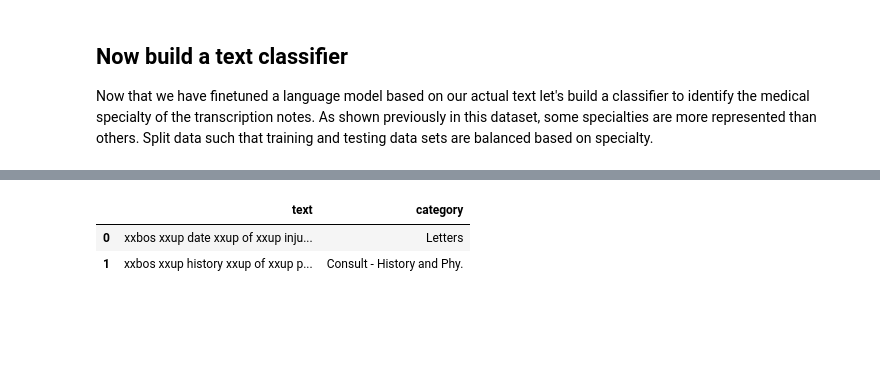
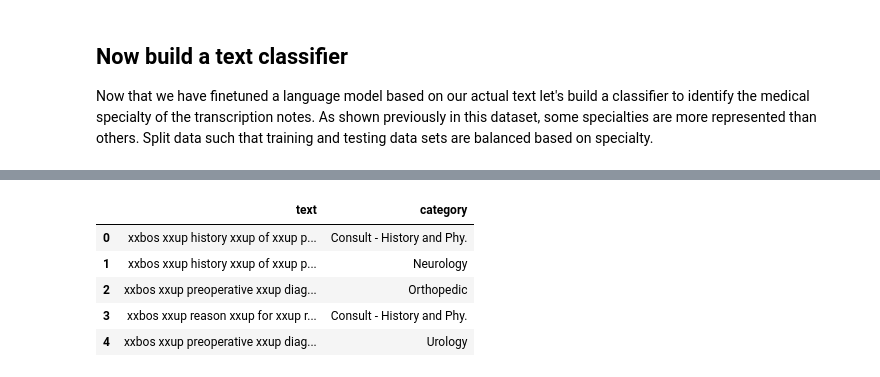
Before and after one commit to magic-lantern/coprh-nlp-2021, a Jupyter notebook: text_classification_colab.ipynb, the cells around one changed output, grey strips where cells are left out. Cells and saved outputs as stored; diff of their text form; code cells hidden in the pictures; blank space fills up the shorter version.

```diff
--- a/text_classification_colab.ipynb
+++ b/text_classification_colab.ipynb
@@ -154,2 +67,0 @@ Name: medical_specialty, dtype: int64
-# %%
-mtsamples = mtsamples[mtsamples.counts > 20]
@@ -275,0 +240,7 @@ Now that we have finetuned a language model based on our actual text let's build
+# %%
+# for now just drop the infrequent categories
+mtsamples = mtsamples[mtsamples.counts >= 100]
+# %%
+# as surgery and general medicine actuallly overlap with many of the other note types, drop these
+mtsamples = mtsamples[mtsamples.medical_specialty != 'Surgery']
+mtsamples = mtsamples[mtsamples.medical_specialty != 'General Medicine']
@@ -279,9 +270,11 @@ dls_clas = DataBlock(
     blocks=(TextBlock.from_df('transcription', vocab=dls_lm.vocab), CategoryBlock),
     get_x=ColReader('text'),
     get_y=ColReader('medical_specialty'),
+#     splitter=TrainTestSplitter(test_size=0.2,
+#                                random_state=42)
     splitter=TrainTestSplitter(test_size=0.2,
                                random_state=42,
                                stratify=mtsamples.medical_specialty)
-).dataloaders(mtsamples, bs=128, seq_len=sequence_length)
+).dataloaders(mtsamples, bs=64, seq_len=sequence_length)
 # %% [output]
 [interactive output not drawn]
@@ -289,6 +281,9 @@ dls_clas = DataBlock(
 # %%
-dls_clas.show_batch(max_n=2)
+dls_clas.show_batch(max_n=5)
 # %% [output]
 |  | text | category |
-| 0 | xxbos xxup date xxup of xxup inju... | Letters |
-| 1 | xxbos xxup history xxup of xxup p... | Consult - History and Phy. |
+| 0 | xxbos xxup history xxup of xxup p... | Consult - History and Phy. |
+| 1 | xxbos xxup history xxup of xxup p... | Neurology |
+| 2 | xxbos xxup preoperative xxup diag... | Orthopedic |
+| 3 | xxbos xxup reason xxup for xxup r... | Consult - History and Phy. |
+| 4 | xxbos xxup preoperative xxup diag... | Urology |
```
Also changed, not shown: parts of 74 cells of this notebook.
